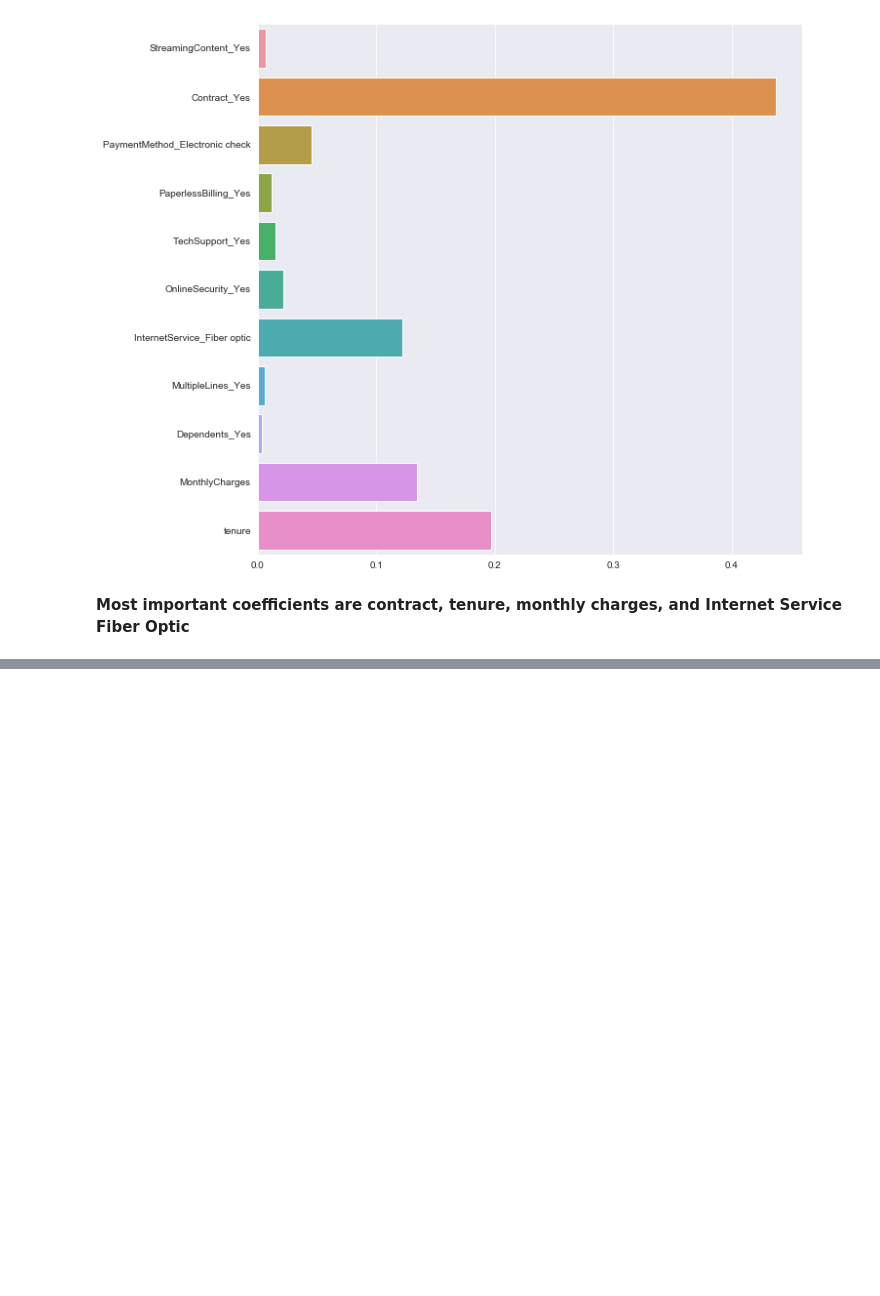
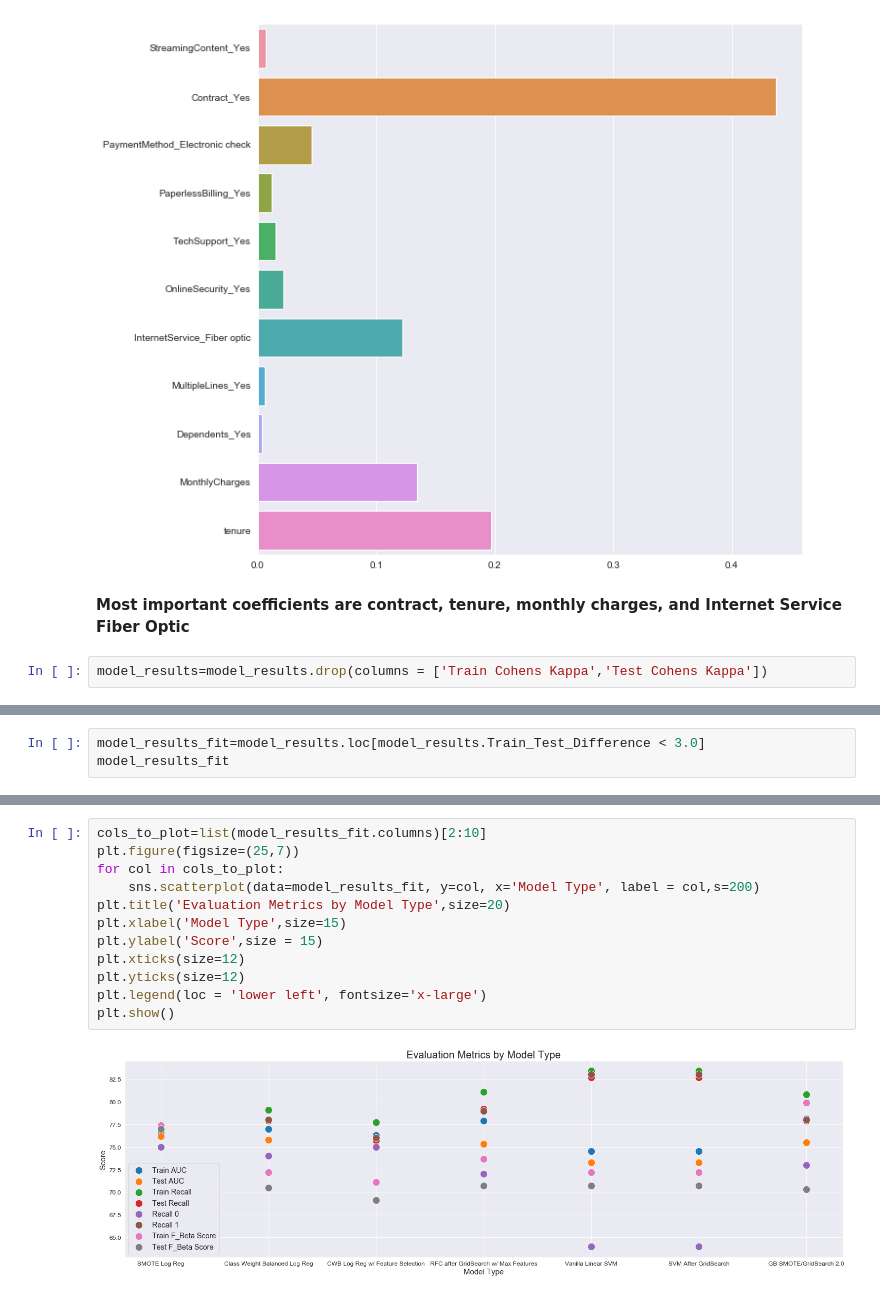
Before and after one commit to will4865/dsc-mod-3-project-v2-1-onl01-dtsc-ft-030220, a Jupyter notebook: student.ipynb, the cells around one changed output, grey strips where cells are left out. Drawn from its saved outputs; the diff is of its cells as text; blank space fills up the shorter version.

```diff
--- a/student.ipynb
+++ b/student.ipynb
@@ -1681,4 +1653,6 @@ sns.barplot(data=gbc_df, orient='h')
 [figure]
 # %% [markdown]
 <b>Most important coefficients are contract, tenure, monthly charges, and Internet Service Fiber Optic
+# %%
+model_results=model_results.drop(columns = ['Train Cohens Kappa','Test Cohens Kappa'])
 # %% [markdown]
@@ -1686,0 +1684,3 @@ sns.barplot(data=gbc_df, orient='h')
+# %%
+model_results_fit=model_results.loc[model_results.Train_Test_Difference < 3.0]
+model_results_fit
@@ -1686,0 +1696,14 @@ sns.barplot(data=gbc_df, orient='h')
+# %%
+cols_to_plot=list(model_results_fit.columns)[2:10]
+plt.figure(figsize=(25,7))
+for col in cols_to_plot:
+    sns.scatterplot(data=model_results_fit, y=col, x='Model Type', label = col,s=200)
+plt.title('Evaluation Metrics by Model Type',size=20)
+plt.xlabel('Model Type',size=15)
+plt.ylabel('Score',size = 15)
+plt.xticks(size=12)
+plt.yticks(size=12)
+plt.legend(loc = 'lower left', fontsize='x-large')
+plt.show()
+# %% [output]
+[figure, added]
```
Also changed, not shown: parts of 24 cells of this notebook, 1 other file.
